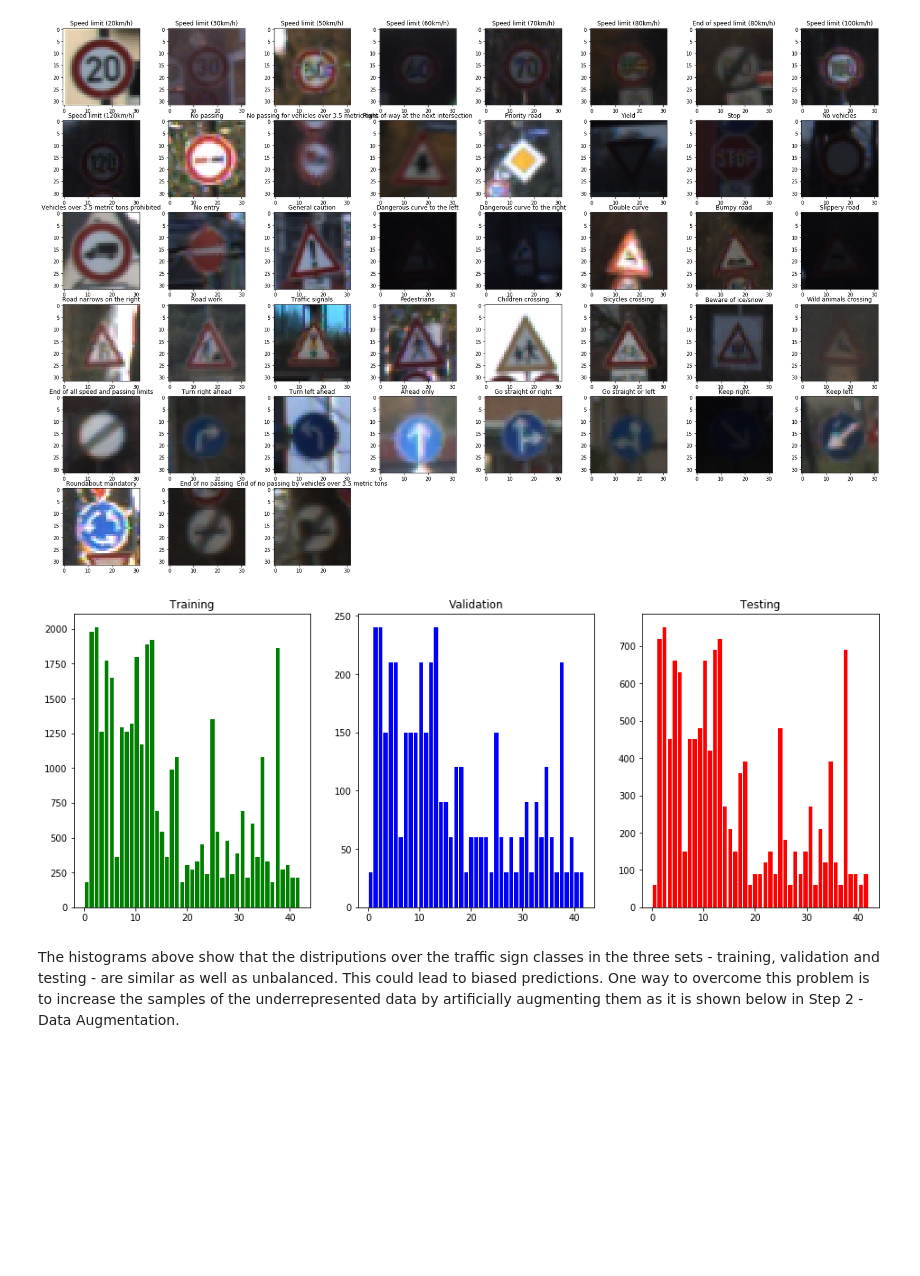
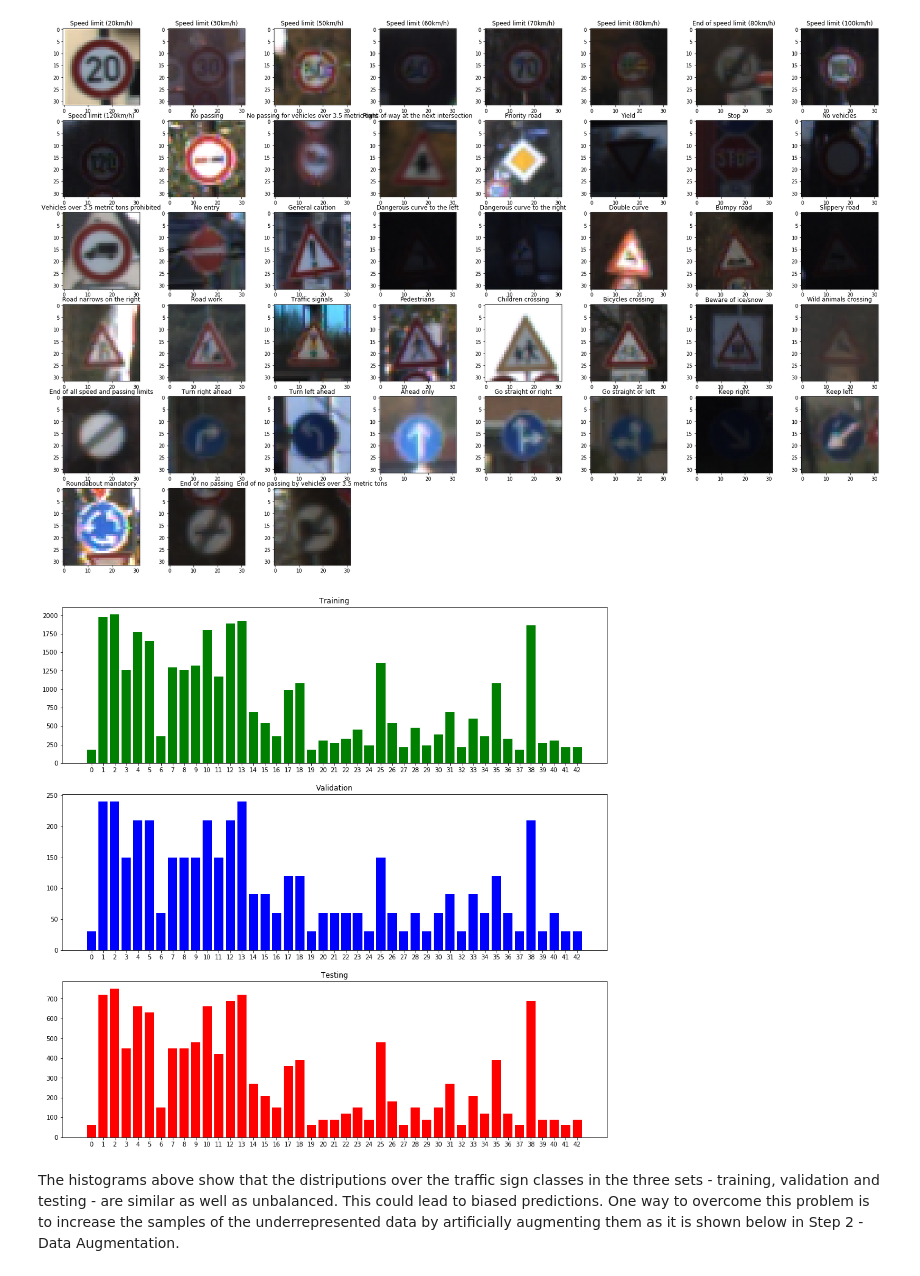
Before and after one commit to rudi77/sdc, a Jupyter notebook: project2/Traffic_Sign_Classifier.ipynb, the cells around one changed output. Saved outputs shown, nothing was run; the diff lists cells and outputs as text; code cells hidden in the pictures; blank space fills up the shorter version.

Commit message:
Added writeup and several plots

```diff
--- a/project2/Traffic_Sign_Classifier.ipynb
+++ b/project2/Traffic_Sign_Classifier.ipynb
@@ -98,29 +100,38 @@ import data_plotting as dplt
 
 # group classes where Key is the class and Value is a list of indices used
 # to get the corresponding traffic sign from X_train
-classes_set = list(set(y_train))
+
+# This set contains the class ids of the traffic signs.
+class_ids = list(set(y_train))
+
+# A dictionary where Key is the class id and Value is a list of all indices to the traffic signs
+# which belong to this class.
 classes_dict = {}
 
-for item in classes_set:
-    classes_dict[item] = []
+for i in range(len(y_train)):
+    key = y_train[i]
+    classes_dict.setdefault(key, []).append(i)
 
-for i in range(len(y_train)):
-    classes_dict[y_train[i]].append(i)
-
-images = []
-for key,indices in classes_dict.items():
-    images.append(X_train[indices[0]])
+# store the first image of every class in a list and show them
+images = [X_train[indices[0]] for key,indices in classes_dict.items()]
 
 dplt.set_plotsize(30,20)
-dplt.showimages(images, classes_set, counts=43, rows=6, cols=8, isRandom=False)
+dplt.showimages(images, class_ids, counts=43, rows=6, cols=8, isRandom=False, name='./examples/train_images')
 # %% [output]
 [figure]
 # %%
+import numpy as np
+
 # distribution of training,validation and test examples per class displayed as a histogram
-dplt.set_plotsize(16,6)
-dplt.histogram_traffic_signs([y_train,y_valid,y_test], n_classes)
+dplt.set_plotsize(16,16)
+
+train_labels, train_counts = np.unique(y_train, return_counts=True)
+valid_labels, valid_counts = np.unique(y_valid, return_counts=True)
+test_labels, test_counts = np.unique(y_test, return_counts=True)
+
+dplt.histogram_traffic_signs([train_counts, valid_counts, test_counts], class_ids, name='./examples/traffic_sign_samples_distributions')
 # %% [output]
-[figure, old version]
+[figure, new version]
 # %% [markdown]
 The histograms above show that the distriputions over the traffic sign classes in the three sets - training, validation and testing - are similar as well as  unbalanced. This could lead to biased predictions. One way to overcome this problem is to increase the samples of the underrepresented data by artificially augmenting them as it is shown below in Step 2 - Data Augmentation.
 # %%
```
Also changed, not shown: parts of 5 cells of this notebook, 6 other files.
